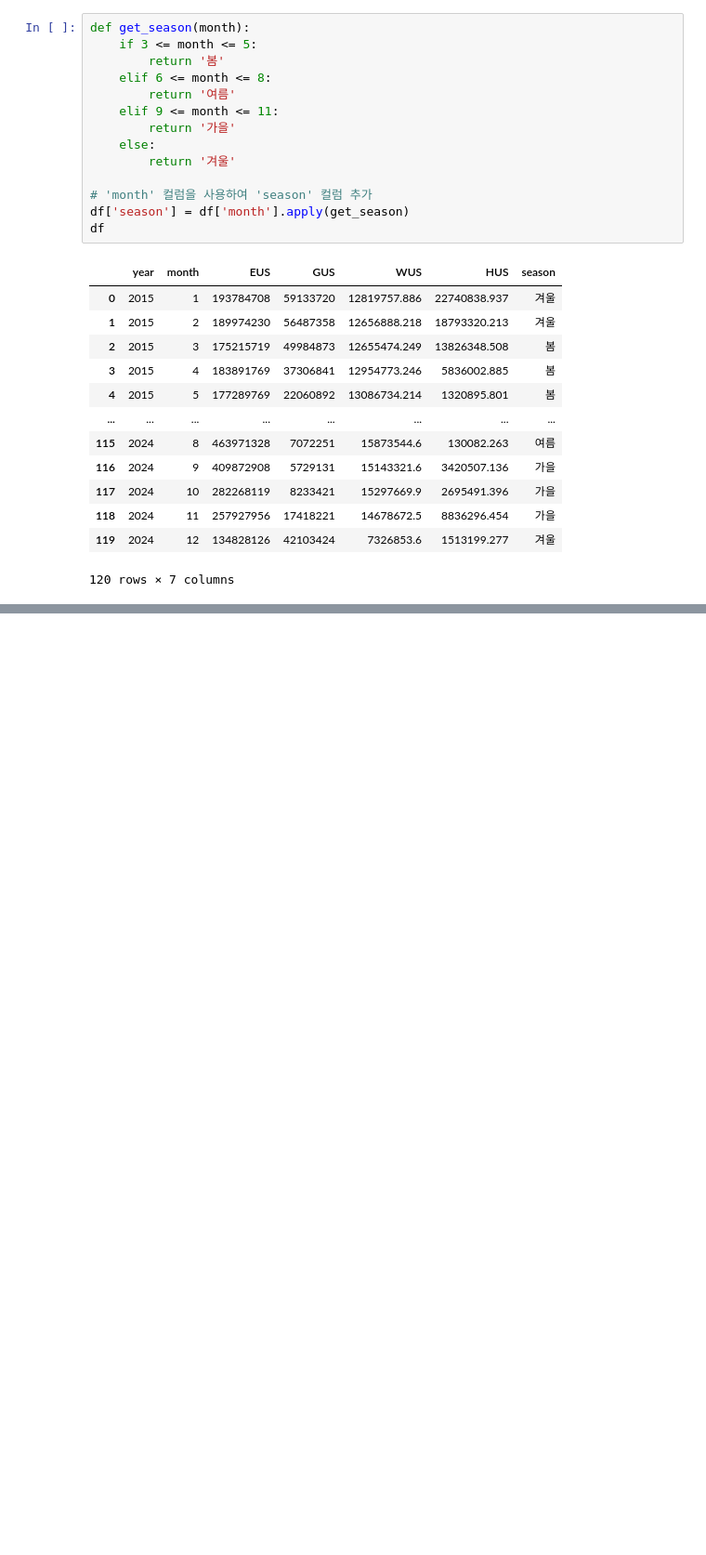
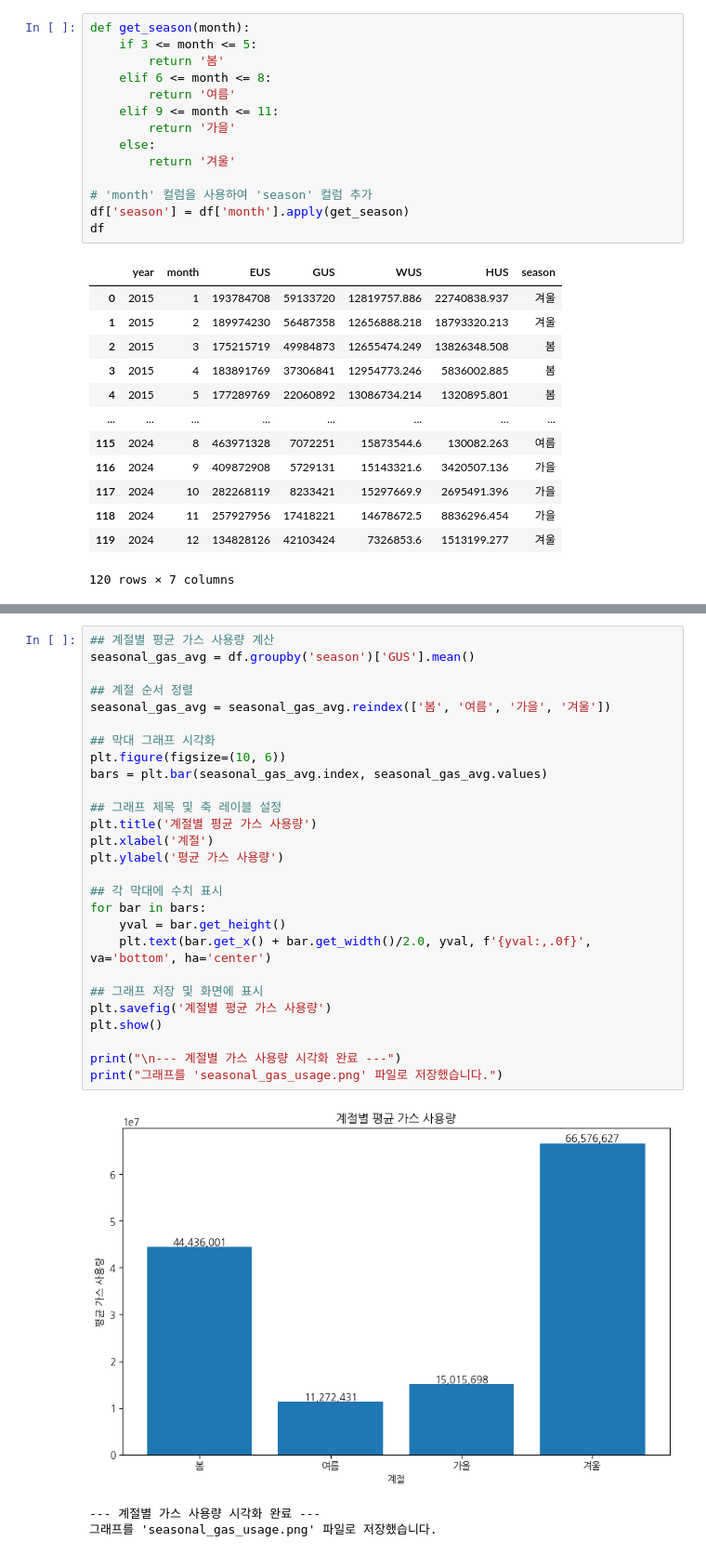
Before and after one commit to BlackSiru/Data-Analysis-with-Open-Source, a Jupyter notebook: 오픈소스_데이터_분석_4강.ipynb, the cells around one changed output, grey strips where cells are left out. Shown: that part at 93% size. Saved outputs shown, nothing was run; the diff lists cells and outputs as text; blank space fills up the shorter version.

```diff
--- a/오픈소스_데이터_분석_4강.ipynb
+++ b/오픈소스_데이터_분석_4강.ipynb
@@ -460,0 +464,31 @@ WARNING:matplotlib.font_manager:findfont: Font family 'Malgun Gothic' not found.
+# %%
+## 계절별 평균 가스 사용량 계산
+seasonal_gas_avg = df.groupby('season')['GUS'].mean()
+
+## 계절 순서 정렬
+seasonal_gas_avg = seasonal_gas_avg.reindex(['봄', '여름', '가을', '겨울'])
+
+## 막대 그래프 시각화
+plt.figure(figsize=(10, 6))
+bars = plt.bar(seasonal_gas_avg.index, seasonal_gas_avg.values)
+
+## 그래프 제목 및 축 레이블 설정
+plt.title('계절별 평균 가스 사용량')
+plt.xlabel('계절')
+plt.ylabel('평균 가스 사용량')
+
+## 각 막대에 수치 표시
+for bar in bars:
+    yval = bar.get_height()
+    plt.text(bar.get_x() + bar.get_width()/2.0, yval, f'{yval:,.0f}', va='bottom', ha='center')
+
+## 그래프 저장 및 화면에 표시
+plt.savefig('계절별 평균 가스 사용량')
+plt.show()
+
+print("\n--- 계절별 가스 사용량 시각화 완료 ---")
+print("그래프를 'seasonal_gas_usage.png' 파일로 저장했습니다.")
+# %% [output]
+[figure, added]
+--- 계절별 가스 사용량 시각화 완료 ---
+그래프를 'seasonal_gas_usage.png' 파일로 저장했습니다.
```
Also changed, not shown: parts of 3 cells of this notebook.
